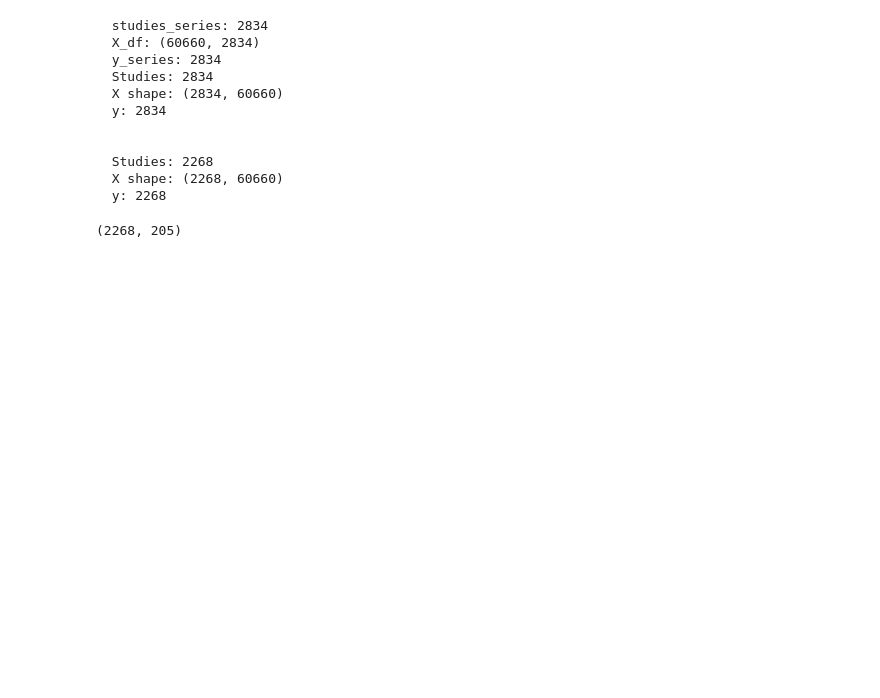
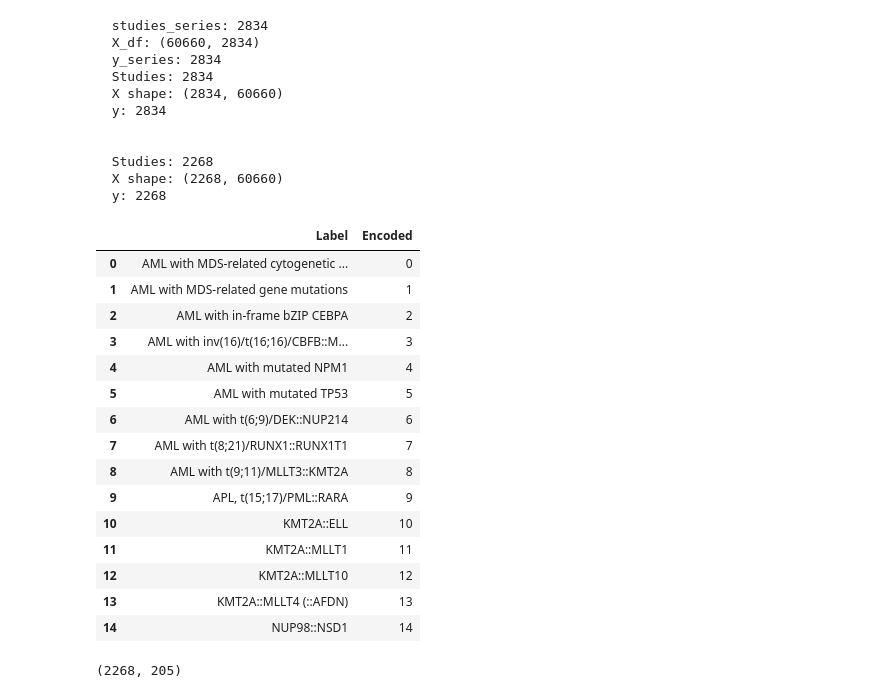
Before and after one commit to jeppeseverens/leukem_ai, a Jupyter notebook: python/training.ipynb, the cells around one changed output. Drawn from its saved outputs; the diff is of its cells as text; code cells hidden in the pictures; blank space fills up the shorter version.

```diff
--- a/python/training.ipynb
+++ b/python/training.ipynb
@@ -39,6 +39,26 @@ y, label_mapping = encode_labels(y)
   Studies: 2268
   X shape: (2268, 60660)
   y: 2268
+# %%
+label_mapping_df = pd.DataFrame(list(label_mapping.items()), columns=['Label', 'Encoded'])
+label_mapping_df
+# %% [output]
+|  | Label | Encoded |
+| 0 | AML with MDS-related cytogenetic ... | 0 |
+| 1 | AML with MDS-related gene mutations | 1 |
+| 2 | AML with in-frame bZIP CEBPA | 2 |
+| 3 | AML with inv(16)/t(16;16)/CBFB::M... | 3 |
+| 4 | AML with mutated NPM1 | 4 |
+| 5 | AML with mutated TP53 | 5 |
+| 6 | AML with t(6;9)/DEK::NUP214 | 6 |
+| 7 | AML with t(8;21)/RUNX1::RUNX1T1 | 7 |
+| 8 | AML with t(9;11)/MLLT3::KMT2A | 8 |
+| 9 | APL, t(15;17)/PML::RARA | 9 |
+| 10 | KMT2A::ELL | 10 |
+| 11 | KMT2A::MLLT1 | 11 |
+| 12 | KMT2A::MLLT10 | 12 |
+| 13 | KMT2A::MLLT4 (::AFDN) | 13 |
+| 14 | NUP98::NSD1 | 14 |
 # %%
 from classifiers import NeuralNet
 
```
Also changed, not shown: parts of 1 cell of this notebook, 8 other files.
